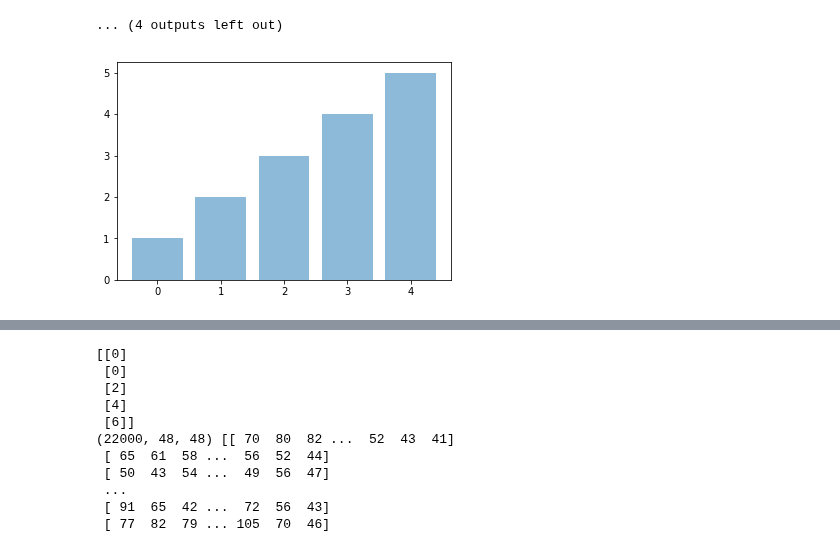
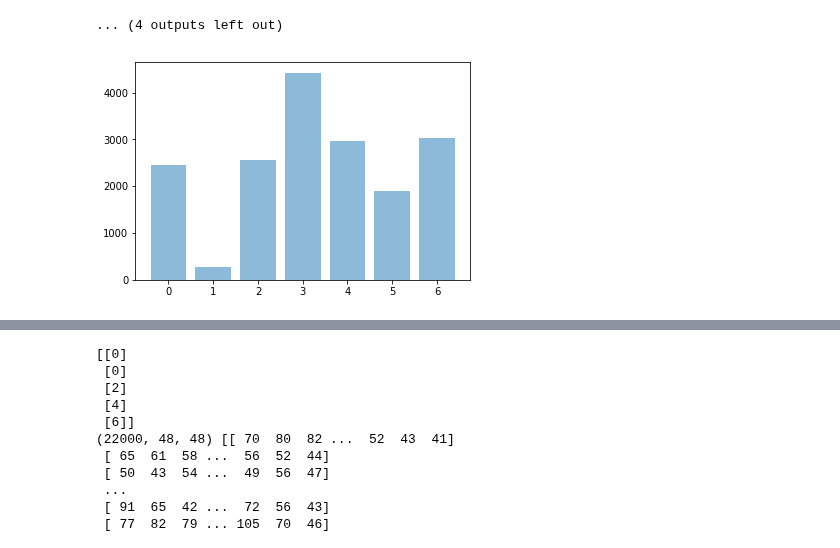
Before and after one commit to frankShih/face_classification_keras, a Jupyter notebook: expression_classification.ipynb, the cells around one changed output, grey strips where cells are left out. Drawn from its saved outputs; the diff is of its cells as text; code cells hidden in the pictures.

```diff
--- a/expression_classification.ipynb
+++ b/expression_classification.ipynb
@@ -650,10 +651,10 @@ wrong prediction probability
 [figure]
 ... (4 outputs left out)
 # %%
-plt.bar(range(5), [1, 2, 3, 4, 5], align='center', alpha=0.5)
+plt.bar(range(7), [2450, 284, 2550, 4423, 2954, 1901, 3038], align='center', alpha=0.5)
 plt.show()
 # %% [output]
-[figure, old version]
+[figure, new version]
 # %%
 # ------------------- saving model ---------------------
 import h5py
```
Also changed, not shown: parts of 5 cells of this notebook, 12 other files.
